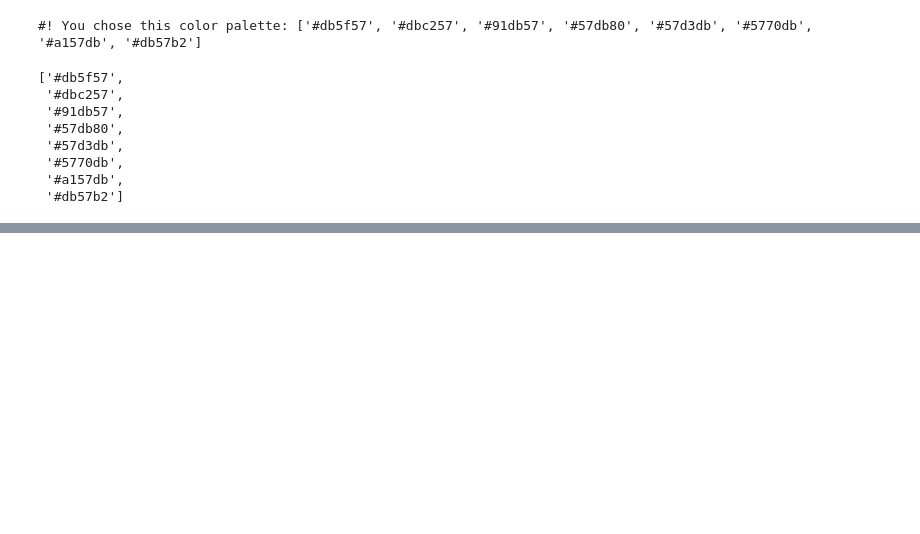
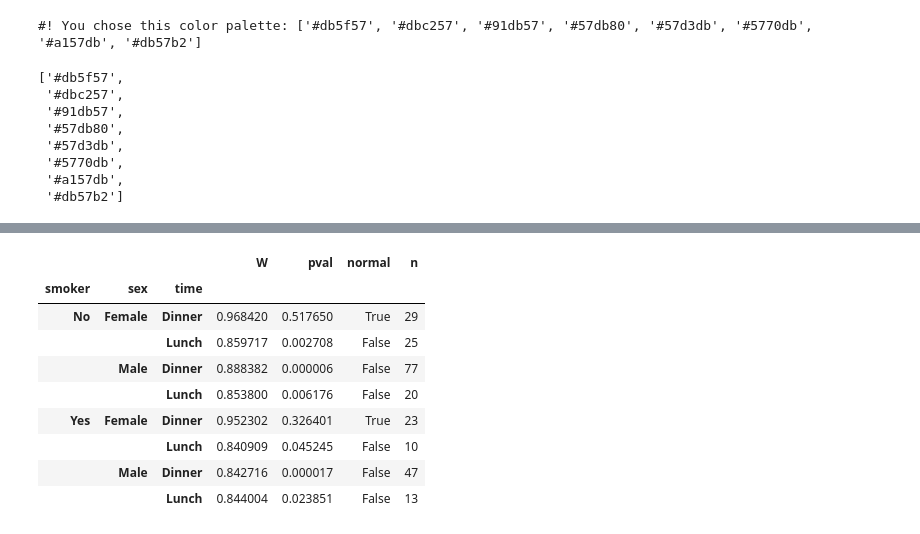
Before and after one commit to markur4/plotastic, a Jupyter notebook: IMAGES/EXAMPLE_GALLERY/example_gallery.ipynb, the cells around one changed output, grey strips where cells are left out. Drawn from its saved outputs; the diff is of its cells as text; code cells hidden in the pictures; blank space fills up the shorter version.

```diff
--- a/IMAGES/EXAMPLE_GALLERY/example_gallery.ipynb
+++ b/IMAGES/EXAMPLE_GALLERY/example_gallery.ipynb
@@ -17,0 +50,13 @@ plst.set_palette("hls", verbose=True)
+# %%
+DA.check_normality()  # False, so use non-parametric tests
+# %% [output]
+|  |  |  | W | pval | normal | n |
+| smoker | sex | time |  |  |  |  |
+| No | Female | Dinner | 0.968420 | 0.517650 | True | 29 |
+|  |  | Lunch | 0.859717 | 0.002708 | False | 25 |
+|  | Male | Dinner | 0.888382 | 0.000006 | False | 77 |
+|  |  | Lunch | 0.853800 | 0.006176 | False | 20 |
+| Yes | Female | Dinner | 0.952302 | 0.326401 | True | 23 |
+|  |  | Lunch | 0.840909 | 0.045245 | False | 10 |
+|  | Male | Dinner | 0.842716 | 0.000017 | False | 47 |
+|  |  | Lunch | 0.844004 | 0.023851 | False | 13 |
```
Also changed, not shown: parts of 9 cells of this notebook, 3 other files.
